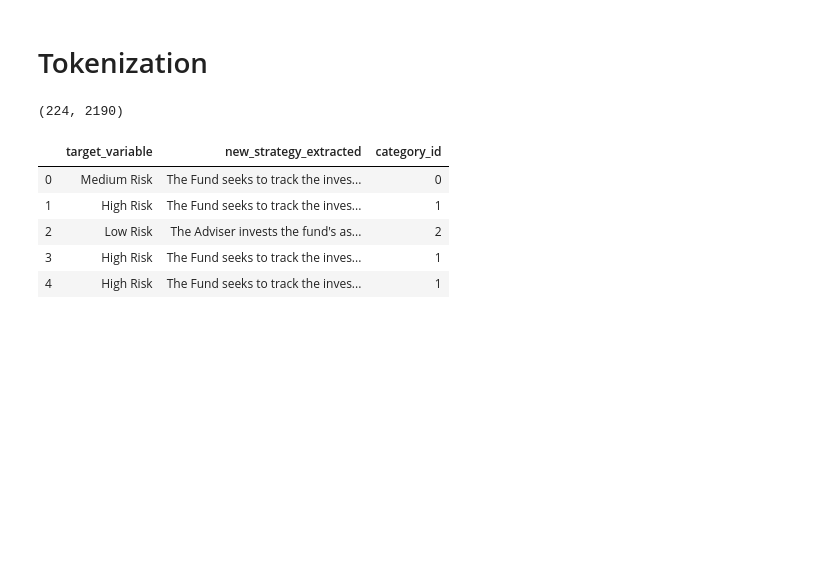
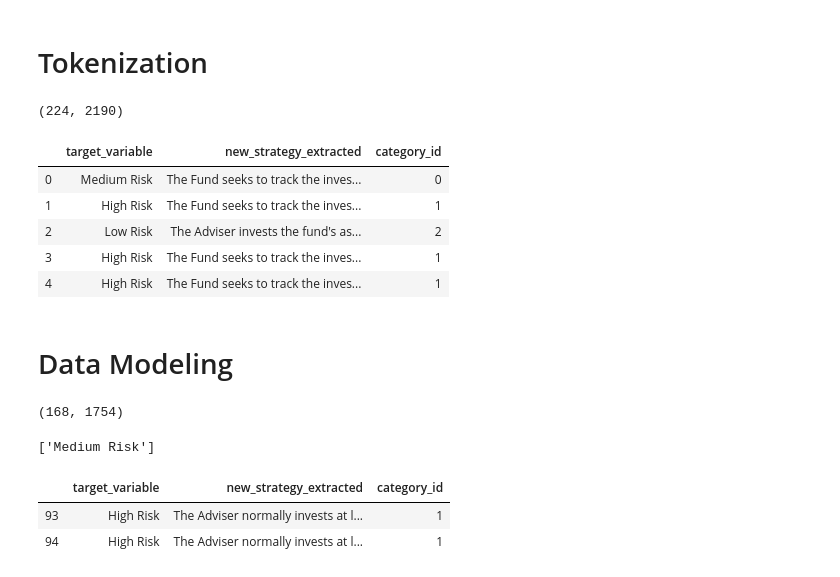
Before and after one commit to AmiraMuzaffar/Text-summarization-and-Classification-via-NLP, a Jupyter notebook: Text Classification.ipynb, the cells around one changed output. Cells and saved outputs as stored; diff of their text form; code cells hidden in the pictures; blank space fills up the shorter version.

```diff
--- a/Text Classification.ipynb
+++ b/Text Classification.ipynb
@@ -153,3 +152,5 @@ df.head()
 | 2 | Low Risk | The Adviser invests the fund's as... | 2 |
 | 3 | High Risk | The Fund seeks to track the inves... | 1 |
 | 4 | High Risk | The Fund seeks to track the inves... | 1 |
+# %% [markdown]
+# Data Modeling
@@ -155,0 +166,36 @@ df.head()
+# %%
+print(X_train_counts.shape)
+# %% [output]
+(168, 1754)
+# %%
+print(clf.predict(count_vect.transform(['''
+The Fund seeks to track the investment results of the MSCI Emerging Markets ex China Index (the “Underlying Index”), which is designed to measure equity market performance in global emerging markets (with the exception of China). The Underlying Index is a free float-adjusted market capitalization weighted index that captures large- and mid-capitalization stocks across 23 of the 24 Emerging Markets countries (as defined by MSCI Inc. (the “Index Provider” or “MSCI”)), excluding China. The Underlying Index covers approximately 85% of the free float-adjusted market capitalization of each
+of the following countries: Brazil, Chile, Colombia, Czechia, Egypt, Greece, Hungary, India, Indonesia, Malaysia, Mexico, Pakistan, Peru, the Philippines, Poland, Qatar, Russia, South Africa, South Korea, Taiwan, Thailand, Turkey and the United Arab Emirates. As of August 31, 2018, a significant portion of the Underlying Index is represented by securities of companies in the financials and information technology industries or sectors. The components of the Underlying Index are likely to change over time.
+Currently, the Fund achieves its investment objective by investing all or a portion of its assets that are invested in India through one or more iShares exchange-traded funds (each an “ETF” or an “Underlying Fund”). However, BFA is not required to invest any portion, or any particular percentage, of the Fund’s assets in an Underlying Fund.
+BFA uses a “passive” or indexing approach to try to achieve the Fund’s investment objective. Unlike many investment companies, the Fund does not try to “beat” the index it tracks and does not seek temporary defensive positions when markets decline or appear overvalued.
+Indexing may eliminate the chance that the Fund will substantially outperform the Underlying Index but also may reduce some of the risks of active management, such as poor security selection. Indexing seeks to achieve lower costs and better after-tax performance by keeping portfolio turnover low in comparison to actively managed investment companies.
+BFA uses a representative sampling indexing strategy to manage the Fund. “Representative sampling” is an indexing strategy that involves investing in a representative sample of securities that collectively has an investment profile similar to that of an applicable underlying index. The securities selected are expected to have, in the aggregate, investment characteristics (based on factors such as market capitalization and industry weightings), fundamental characteristics (such as return variability and yield) and liquidity measures similar to those of an applicable underlying index. The Fund may or may not hold all of the securities in the Underlying Index.
+The Fund generally will invest at least 90% of its assets in the component securities (including indirect investments through an Underlying Fund) of the Underlying Index and may invest up to 10% of its assets in certain futures, options and swap contracts, cash and cash equivalents, including shares of money market funds advised by BFA or its affiliates, as well as in securities not included in the Underlying Index, but which BFA believes will help the Fund track the Underlying Index.
+The Underlying Fund holds Indian securities through a wholly-owned subsidiary located in the Republic of Mauritius (the “Subsidiary”). BFA serves as investment adviser to the Fund, each Underlying Fund and the Subsidiary. Unless otherwise indicated, the term “Fund” as used in this Prospectus
+means the Fund, Underlying Fund and/or the Subsidiary, as applicable. The Fund seeks to track the investment results of the Underlying Index before fees and expenses of the Fund.
+The Fund may lend securities representing up to one-third of the value of the Fund's total assets (including the value of any collateral received).
+The Underlying Index is sponsored by MSCI, which is independent of the Fund and BFA. The Index Provider determines the composition and relative weightings of the securities in the Underlying Index and publishes information regarding the market value of the Underlying Index"
+'''])))
+# %% [output]
+['Medium Risk']
+# %%
+df[df['new_strategy_extracted'] == '''The Adviser normally invests at least 80% of the fund's assets in convertible securities. Convertible securities are often lower-quality debt securities (those of less than investment-grade quality, also referred to as high yield debt securities or junk bonds). The Adviser may also invest the fund's assets in other types of securities, including common stocks.
+
+The Adviser may invest the fund's assets in securities of foreign issuers in addition to securities of domestic issuers.
+
+In buying and selling securities for the fund, the Adviser relies on fundamental analysis, which involves a bottom-up assessment of a company's potential for success in light of factors including its financial condition, earnings outlook, strategy, management, industry position, and economic and market conditions.
+
+In addition to the principal investment strategies discussed above, the Adviser may lend the fund's securities to broker-dealers or other institutions to earn income for the fund.
+
+The Adviser may also use various techniques, such as buying and selling futures contracts and exchange traded funds, to increase or decrease the fund's exposure to changing security prices or other factors that affect security values.
+
+If the Adviser's strategies do not work as intended, the fund may not achieve its objective.''']
+# %% [output]
+|  | target_variable | new_strategy_extracted | category_id |
+| 93 | High Risk | The Adviser normally invests at l... | 1 |
+| 94 | High Risk | The Adviser normally invests at l... | 1 |
```
Also changed, not shown: parts of 6 cells of this notebook.
